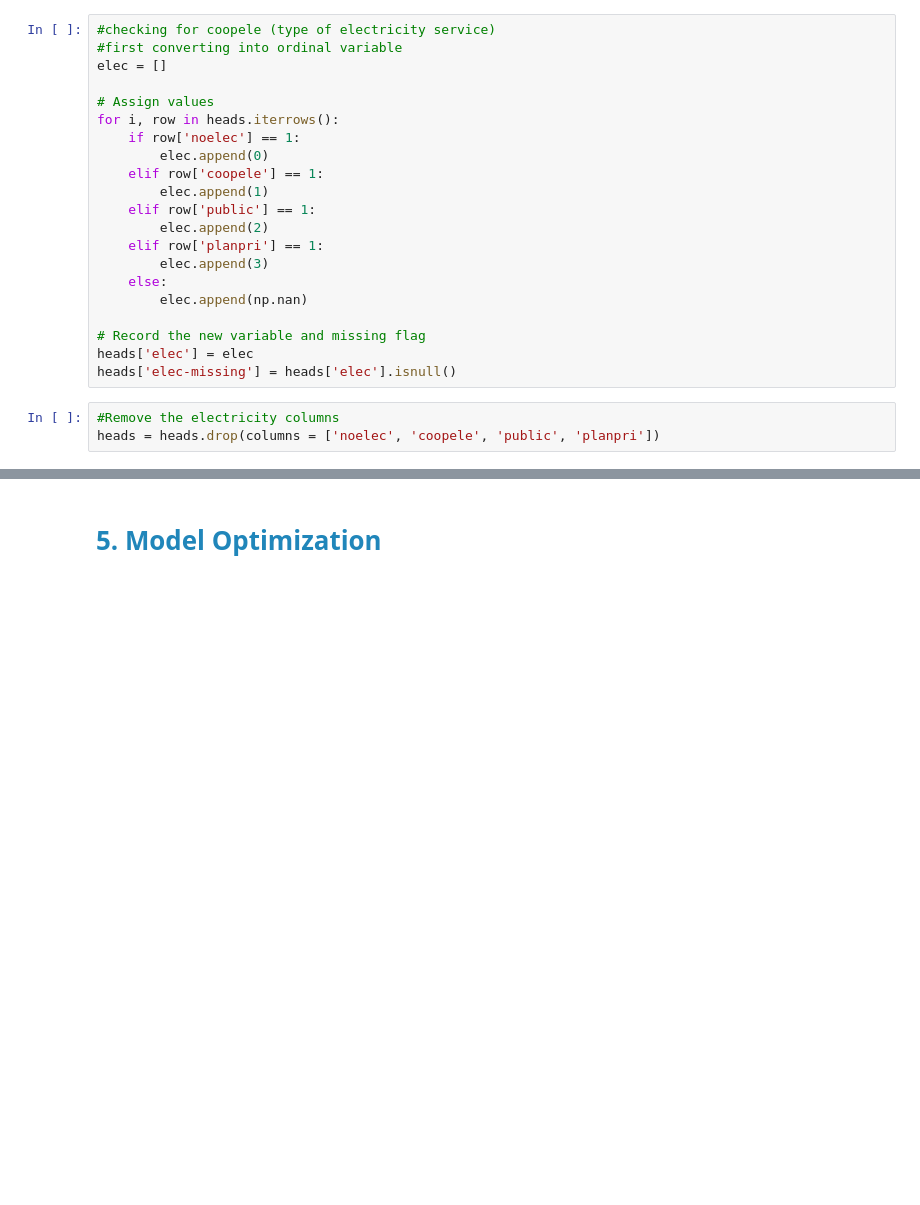
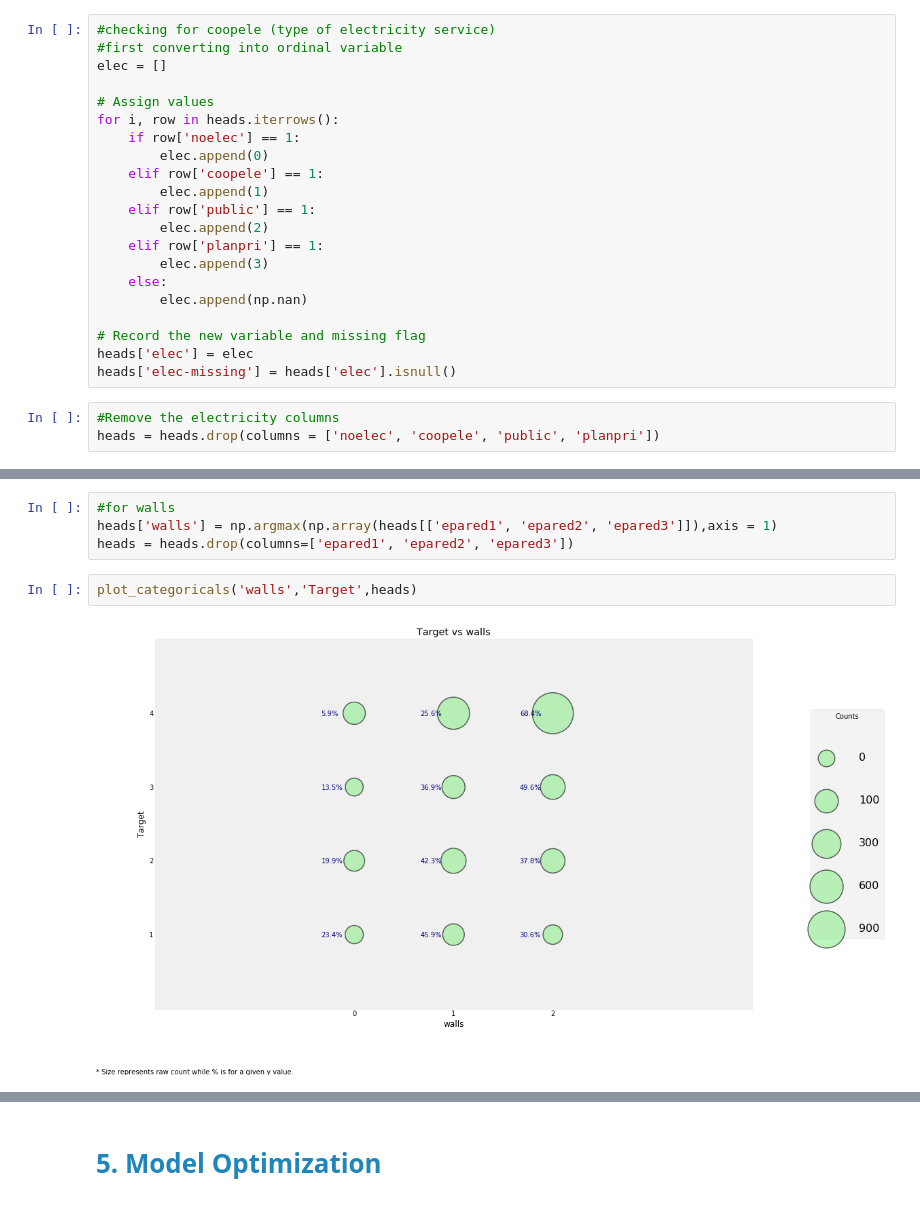
Before and after one commit to mayankaggarwal/MyLearning, a Jupyter notebook: competitions/kaggle/CostoRiconHVP/CostoRicoHouseholdpredictionLearning.ipynb, the cells around one changed output, grey strips where cells are left out. Cells and saved outputs as stored; diff of their text form; blank space fills up the shorter version.

```diff
--- a/competitions/kaggle/CostoRiconHVP/CostoRicoHouseholdpredictionLearning.ipynb
+++ b/competitions/kaggle/CostoRiconHVP/CostoRicoHouseholdpredictionLearning.ipynb
@@ -374,0 +397,8 @@ heads = heads.drop(columns = ['noelec', 'coopele', 'public', 'planpri'])
+# %%
+#for walls
+heads['walls'] = np.argmax(np.array(heads[['epared1', 'epared2', 'epared3']]),axis = 1)
+heads = heads.drop(columns=['epared1', 'epared2', 'epared3'])
+# %%
+plot_categoricals('walls','Target',heads)
+# %% [output]
+[figure, added]
```
Also changed, not shown: parts of 107 cells of this notebook.
